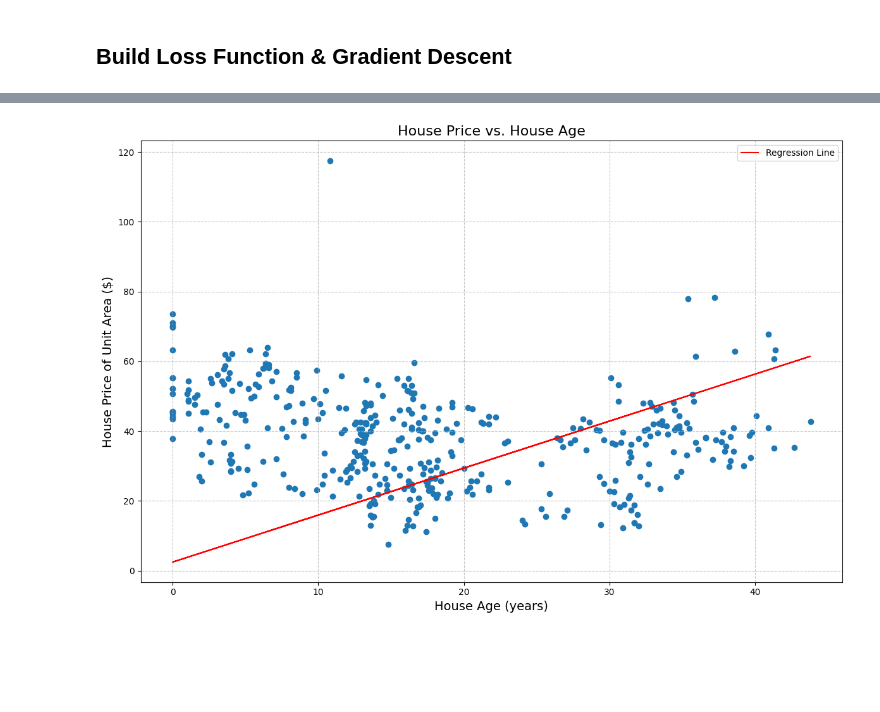
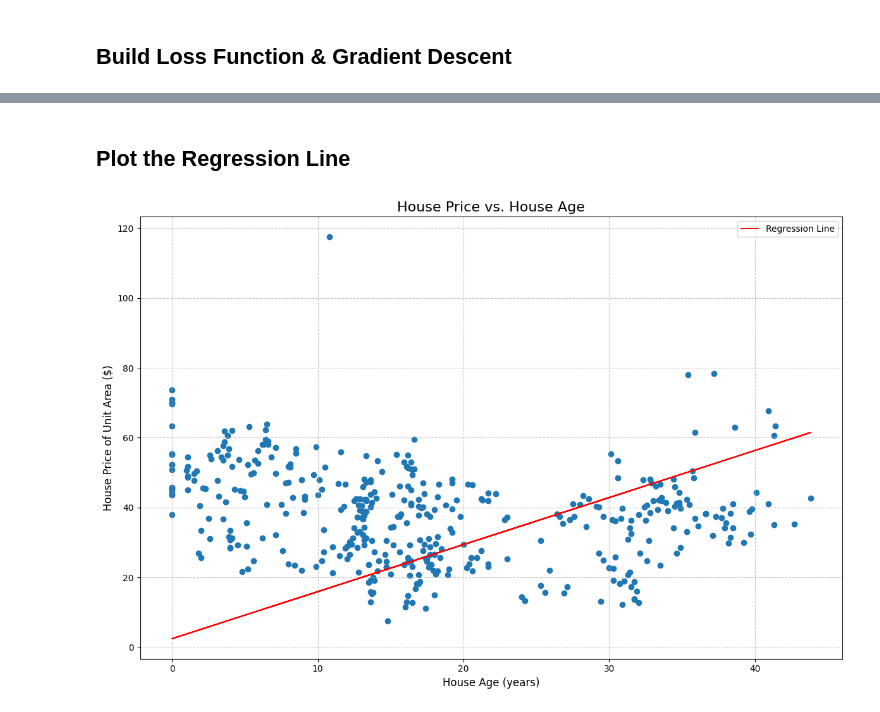
Before and after one commit to k-kyler/linear-regression, a Jupyter notebook: linear_regression.ipynb, the cells around one changed output, grey strips where cells are left out. Drawn from its saved outputs; the diff is of its cells as text; code cells hidden in the pictures; blank space fills up the shorter version.

```diff
--- a/linear_regression.ipynb
+++ b/linear_regression.ipynb
@@ -154,11 +154,17 @@ a = 0
 b = 0
 learning_rate = 0.0001
 epochs = 1000
+loss_history = []
 
 for i in range(epochs):
     a, b = gradient_descent(a, b, df, learning_rate)
+
     if i % 100 == 0:
-        print(f"Epoch {i}: a = {a}, b = {b}, loss = {loss_function(a, b, df)}")
+        loss = loss_function(a, b, df)
+        loss_history.append(loss)
+        print(f"Epoch {i}: a = {a}, b = {b}, loss = {loss}")
+
+print(f"Final parameters: a = {a}, b = {b}, loss = {loss_function(a, b, df)}")
 # %% [output]
 Epoch 0: a = 0.12803299033816434, b = 0.007596038647342989, loss = 1469.9827383910877
 Epoch 100: a = 1.433115758012723, b = 0.30665162642379185, loss = 694.9661827797256
@@ -173,18 +193,20 @@ Epoch 900: a = 1.3564204505855268, b = 2.2275048219332643, loss = 648.7646509753
+# %% [markdown]
+## Plot the Regression Line
 # %%
 plt.figure(figsize=(12, 8))
 plt.scatter(df["X2 house age"], df["Y house price of unit area"])
 plt.plot(
     df["X2 house age"],
     a * df["X2 house age"] + b,  # y = ax + b
     color="red",
     label="Regression Line",
 )
-plt.xlabel("House Age (years)", fontsize=14)
-plt.ylabel("House Price of Unit Area ($)", fontsize=14)
+plt.xlabel("House Age (years)", fontsize=12)
+plt.ylabel("House Price of Unit Area ($)", fontsize=12)
 plt.title("House Price vs. House Age", fontsize=16)
 plt.legend()
 plt.grid(True, linestyle="--", alpha=0.7)
 plt.tight_layout()
 plt.show()
 # %% [output]
-[figure, old version]
+[figure, new version]
```
Also changed, not shown: parts of 4 cells of this notebook.
